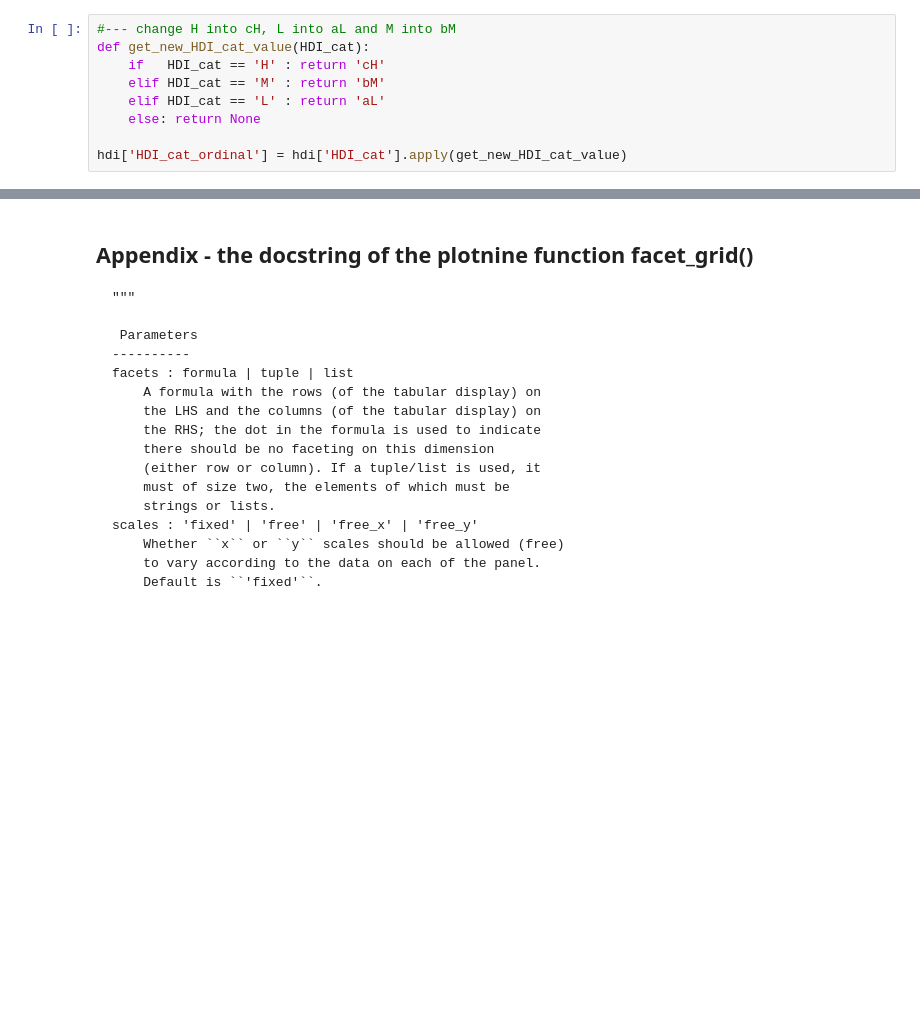
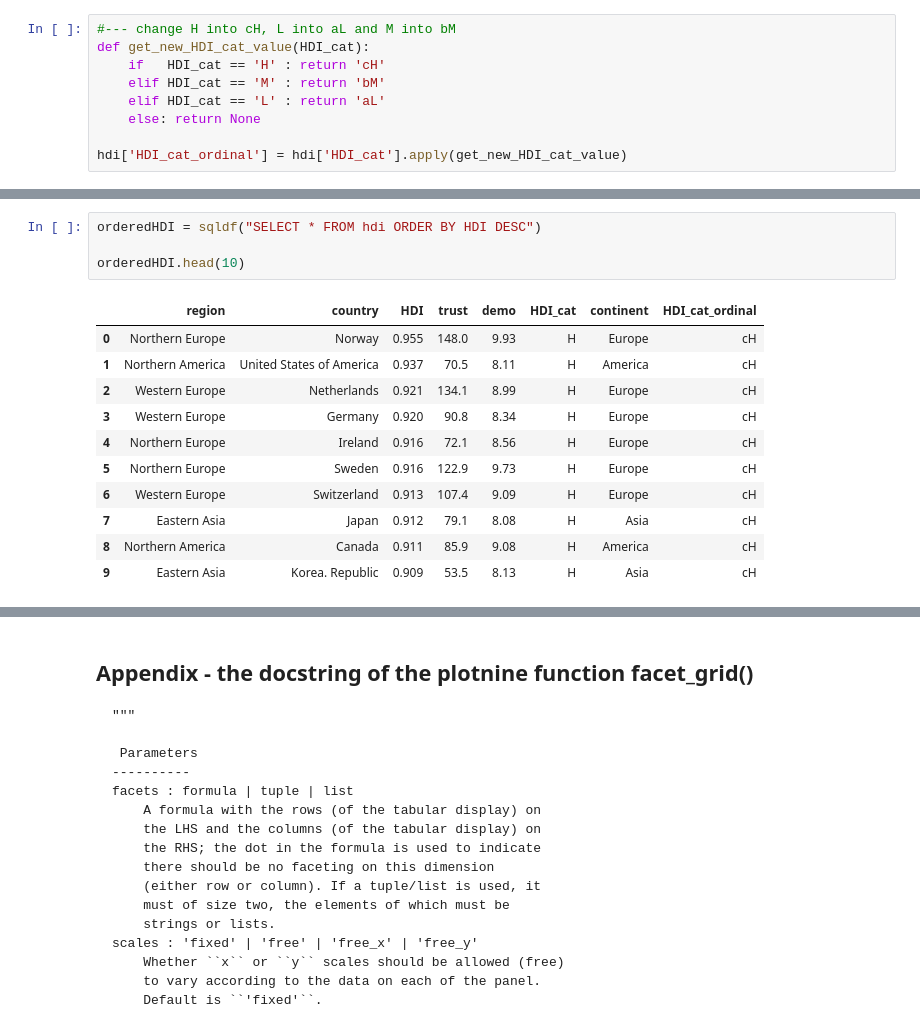
Before and after one commit to vilkoos/ggplot_cookbook, a Jupyter notebook: cookbook/610_facet_grid.ipynb, the cells around one changed output, grey strips where cells are left out. Cells and saved outputs as stored; diff of their text form; blank space fills up the shorter version.

```diff
--- a/cookbook/610_facet_grid.ipynb
+++ b/cookbook/610_facet_grid.ipynb
@@ -299,0 +352,16 @@ For more see the appendix below
+# %%
+orderedHDI = sqldf("SELECT * FROM hdi ORDER BY HDI DESC")
+
+orderedHDI.head(10)
+# %% [output]
+|  | region | country | HDI | trust | demo | HDI_cat | continent | HDI_cat_ordinal |
+| 0 | Northern Europe | Norway | 0.955 | 148.0 | 9.93 | H | Europe | cH |
+| 1 | Northern America | United States of America | 0.937 | 70.5 | 8.11 | H | America | cH |
+| 2 | Western Europe | Netherlands | 0.921 | 134.1 | 8.99 | H | Europe | cH |
+| 3 | Western Europe | Germany | 0.920 | 90.8 | 8.34 | H | Europe | cH |
+| 4 | Northern Europe | Ireland | 0.916 | 72.1 | 8.56 | H | Europe | cH |
+| 5 | Northern Europe | Sweden | 0.916 | 122.9 | 9.73 | H | Europe | cH |
+| 6 | Western Europe | Switzerland | 0.913 | 107.4 | 9.09 | H | Europe | cH |
+| 7 | Eastern Asia | Japan | 0.912 | 79.1 | 8.08 | H | Asia | cH |
+| 8 | Northern America | Canada | 0.911 | 85.9 | 9.08 | H | America | cH |
+| 9 | Eastern Asia | Korea. Republic | 0.909 | 53.5 | 8.13 | H | Asia | cH |
```
Also changed, not shown: parts of 39 cells of this notebook, 3 other files.
